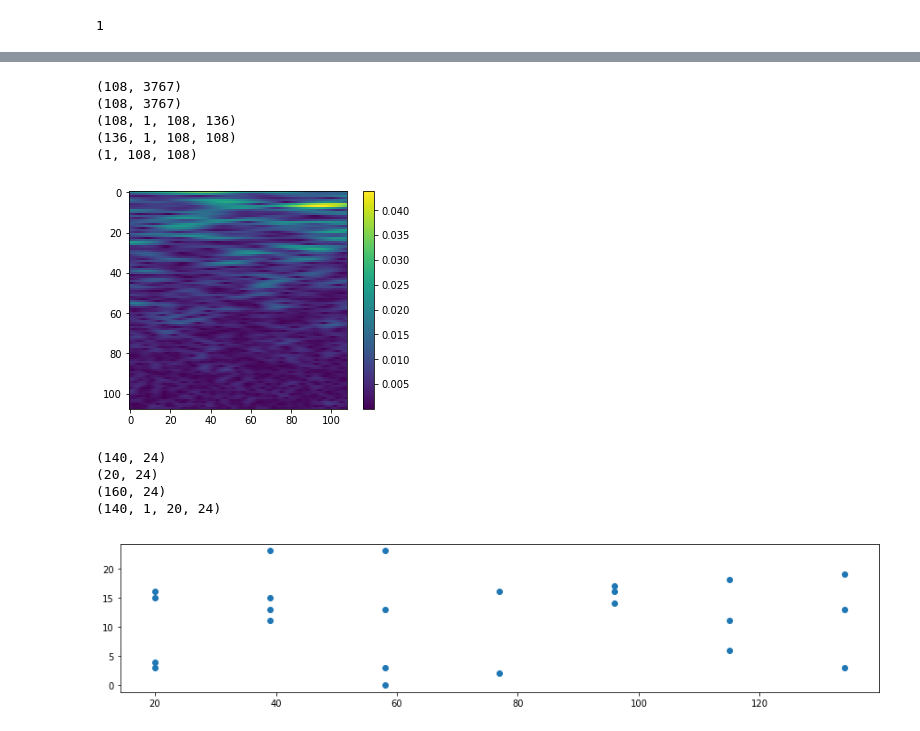
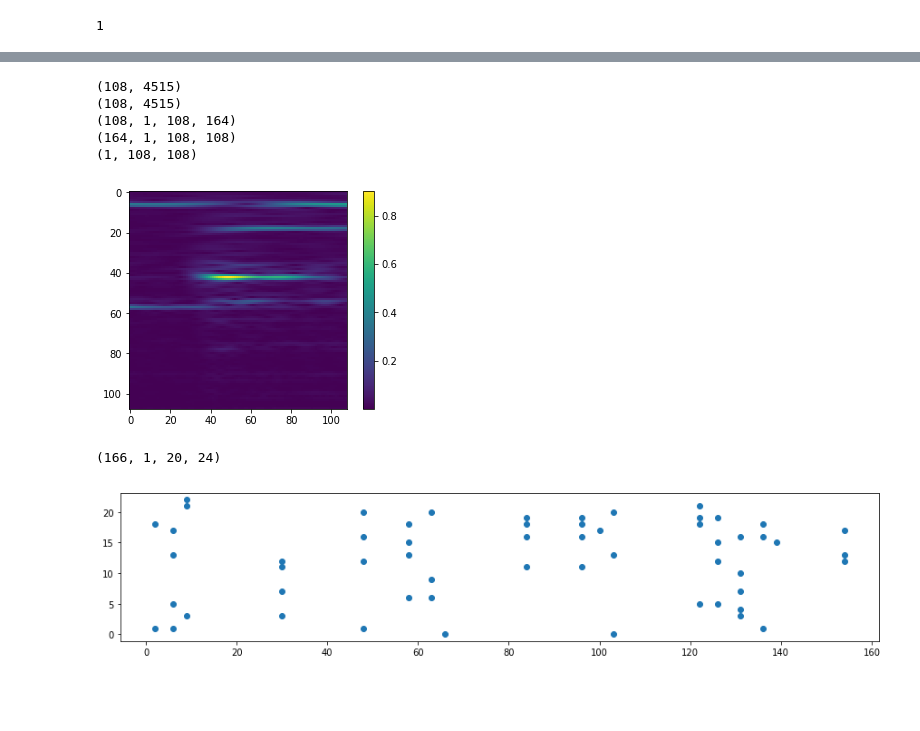
Before and after one commit to tonghuikang/musicpygame, a Jupyter notebook: august/method_lstmcnn_75percent/test_synthesized.ipynb, the cells around one changed output, grey strips where cells are left out. Saved outputs shown, nothing was run; the diff lists cells and outputs as text; code cells hidden in the pictures; blank space fills up the shorter version.

Commit message:
checkpoint

```diff
--- a/august/method_lstmcnn_75percent/test_synthesized.ipynb
+++ b/august/method_lstmcnn_75percent/test_synthesized.ipynb
@@ -181,19 +296,10 @@ glob_notes = glob.glob('./notes/*.npy')
 # %%
-# to check that I converted the time-note labels to LSTM labels correctly
+# plotting the labels to ensure that they are produced correctly
 
-for notes_, label_, spectrogram_ in zip(glob_notes, glob_label, glob_spectrogram):
-    print(notes_, label_, spectrogram_)
+for label_ in glob_label:
+    print(label_)
 
-    notes = np.load(notes_)
     label = np.load(label_)
-    spectrogram = np.load(spectrogram_)
-
-
-    print(np.shape(notes))
-    plt.figure(figsize=(15,3))
-    plt.scatter(notes[:,0],notes[:,1])
-    plt.show()
-
 
     print(np.shape(label))
     plt.figure(figsize=(15,3))
@@ -210,0 +357,6 @@ for notes_, label_, spectrogram_ in zip(glob_notes, glob_label, glob_spectrogram
+# %%
+for spectrogram_,label_ in zip(glob_spectrogram,glob_label):
+
+    spectrogram = np.load(spectrogram_)
+    label = np.load(label_)
+    cnn_input, lstm_input, target_label = generate_random_cnn_lstm_input_and_target_label(spectrogram,label)
@@ -211,33 +376,32 @@ for notes_, label_, spectrogram_ in zip(glob_notes, glob_label, glob_spectrogram
 # %%
-for notes_, label_, spectrogram_ in zip(glob_notes, glob_label, glob_spectrogram):
+for spectrogram_ in glob_spectrogram:
+
+    spectrogram = np.load(spectrogram_)
+
     print(np.shape(spectrogram))
     print(np.shape(spectrogram[:,:]))
     cnn_inputs = np.array(list(zip([spectrogram[:,i:-108+i:27] for i in range(108)])))
     print(np.shape(cnn_inputs))
     cnn_inputs = np.swapaxes(cnn_inputs,0,3)
     print(np.shape(cnn_inputs))
     cnn_inputs = [cnn_input for cnn_input in cnn_inputs]
     print(np.shape(cnn_inputs[1]))
     plt.imshow(cnn_inputs[7][0,:,:])
     plt.colorbar()
     plt.show()
 # %% [output]
-(108, 3767)
-(108, 3767)
-(108, 1, 108, 136)
-(136, 1, 108, 108)
+(108, 4515)
+(108, 4515)
+(108, 1, 108, 164)
+(164, 1, 108, 108)
 (1, 108, 108)
-[figure, old version]
+[figure, new version]
 # %%
 # loading the LSTM labels for comparison
 
 for notes_, label_, spectrogram_ in zip(glob_notes, glob_label, glob_spectrogram):
-    print(np.shape(label))
-    print(np.shape(np.zeros((20,24))))
-    lstm_label = np.append(np.zeros((20,24)),label,axis=0)
-    print(np.shape(lstm_label))
 
-    lstm_inputs = np.array(list(zip([lstm_label[i:-20+i] for i in range(20)])))
+    lstm_inputs = np.array(list(zip([label[i:-20+i] for i in range(20)])))
     lstm_inputs = np.swapaxes(lstm_inputs,0,2)
     print(np.shape(lstm_inputs))
 
@@ -254,11 +418,8 @@ for notes_, label_, spectrogram_ in zip(glob_notes, glob_label, glob_spectrogram
     plt.scatter(ground_truth[:][0],ground_truth[:][1])
 plt.show()
 # %% [output]
-(140, 24)
-(20, 24)
-(160, 24)
-(140, 1, 20, 24)
+(166, 1, 20, 24)
-[figure, old version]
+[figure, new version]
 # %%
 # transcription with the model
 
```
Also changed, not shown: parts of 9 cells of this notebook.
